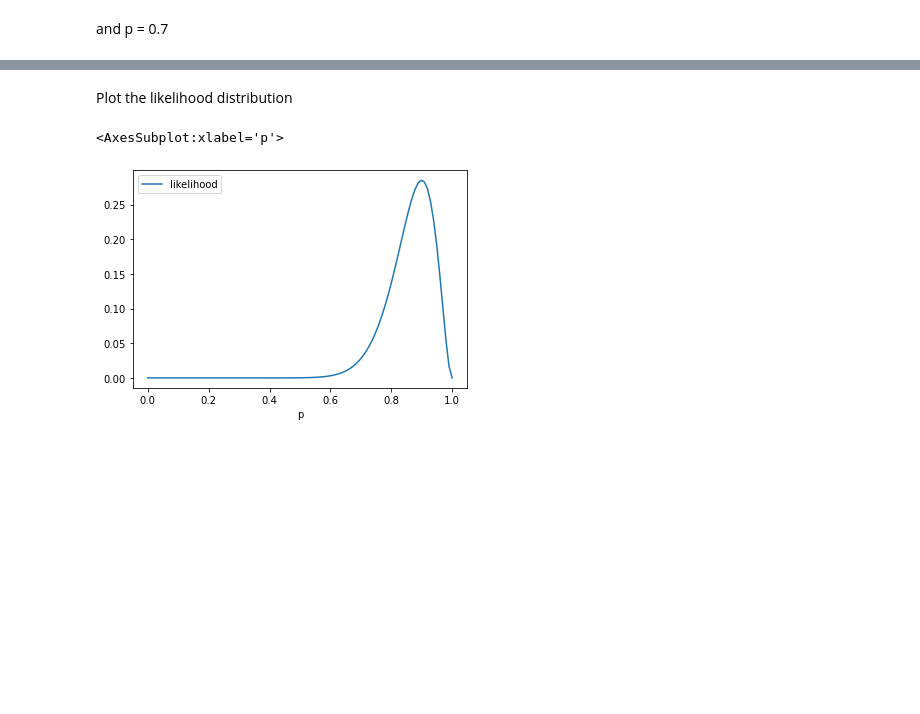
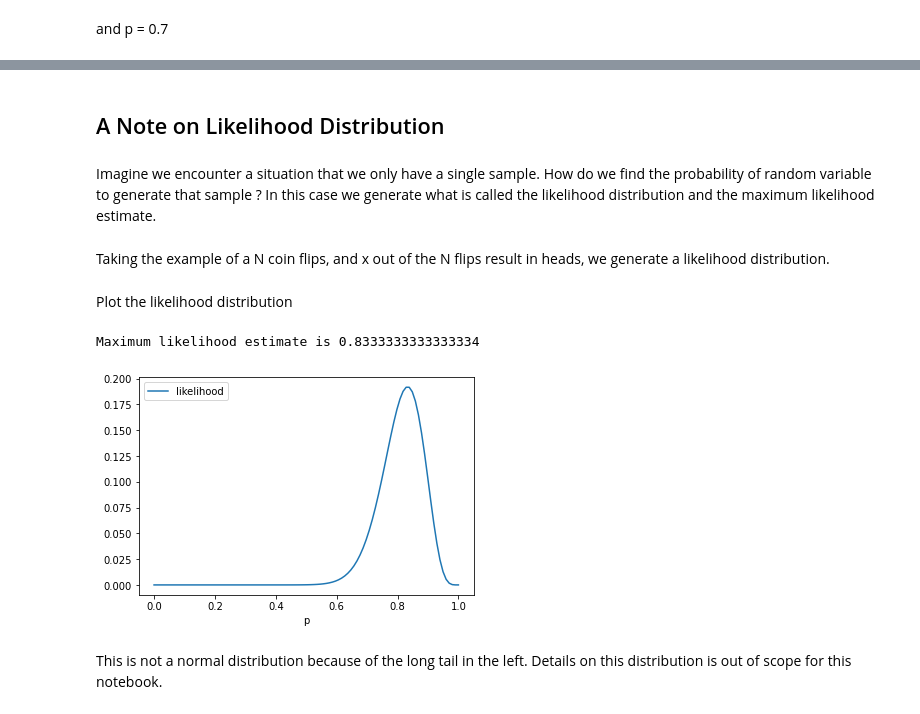
Before and after one commit to dpai/LeraningWorkspace, a Jupyter notebook: Statistics/montecarlosim.ipynb, the cells around one changed output, grey strips where cells are left out. Cells and saved outputs as stored; diff of their text form; code cells hidden in the pictures; blank space fills up the shorter version.

```diff
--- a/Statistics/montecarlosim.ipynb
+++ b/Statistics/montecarlosim.ipynb
@@ -130,3 +160,9 @@ Here I given the number of trials just retrieve the likelihood distribution
+# %% [markdown]
+## A Note on Likelihood Distribution
+# %% [markdown]
+Imagine we encounter a situation that we only have a single sample. How do we find the probability of random variable to generate that sample ? In this case we generate what is called the likelihood distribution and the maximum likelihood estimate.
+# %% [markdown]
+Taking the example of a N coin flips, and x out of the N flips result in heads, we generate a likelihood distribution.
 # %%
 def likelihood(nTrials, nSuccess, resolution=100):
     '''
@@ -147,9 +183,12 @@ def likelihood(nTrials, nSuccess, resolution=100):
 # %% [markdown]
 Plot the likelihood distribution
 # %%
-lik_dist = likelihood(20,18, resolution=100)
+lik_dist = likelihood(30, 25, resolution=100)
 #print(lik_dist)
 lik_dist.plot(x ='p', y='likelihood', kind = 'line')
+print(f"Maximum likelihood estimate is {25/30}")
 # %% [output]
-<AxesSubplot:xlabel='p'>
+Maximum likelihood estimate is 0.8333333333333334
-[figure, old version]
+[figure, new version]
+# %% [markdown]
+This is not a normal distribution because of the long tail in the left. Details on this distribution is out of scope for this notebook.
```
Also changed, not shown: parts of 17 cells of this notebook.
